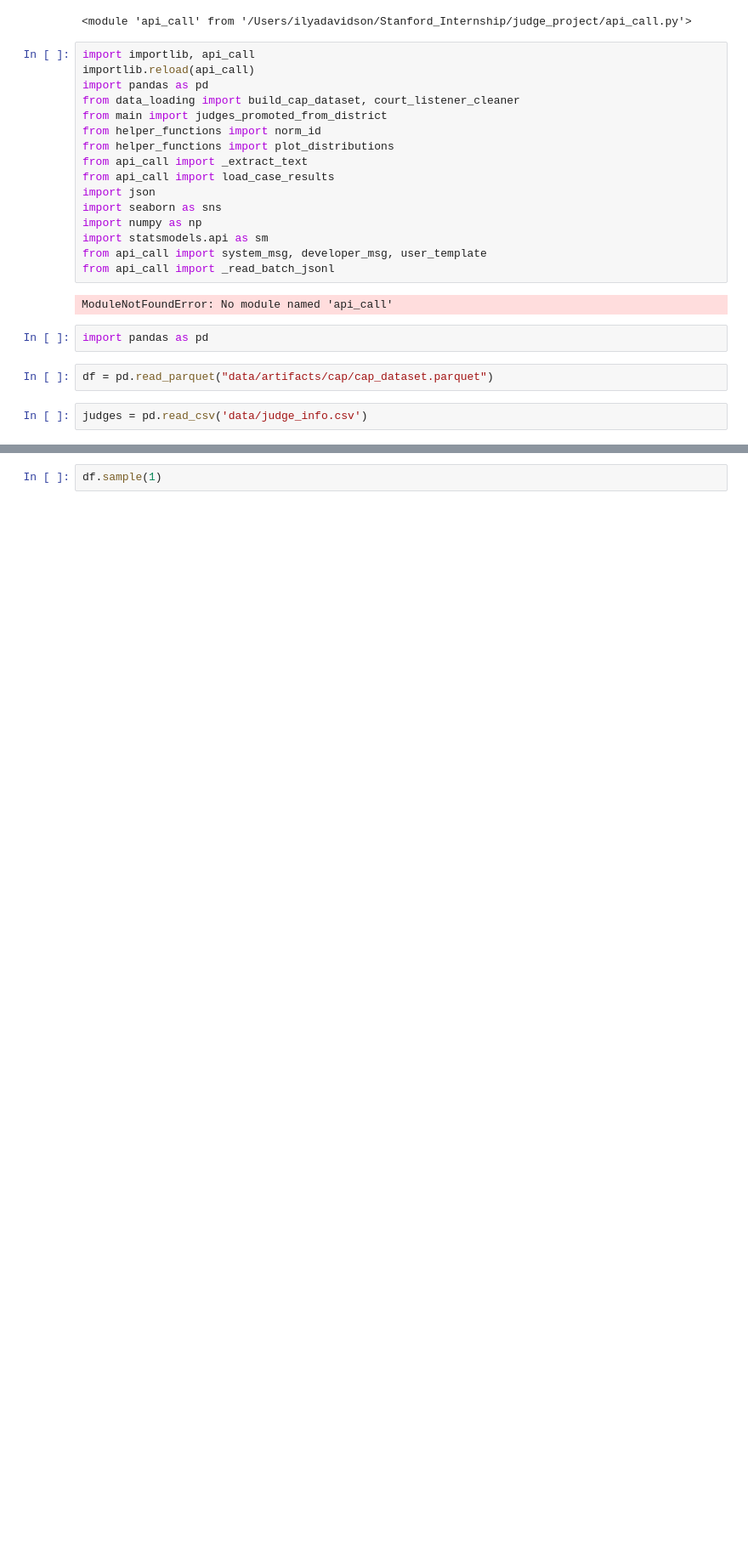
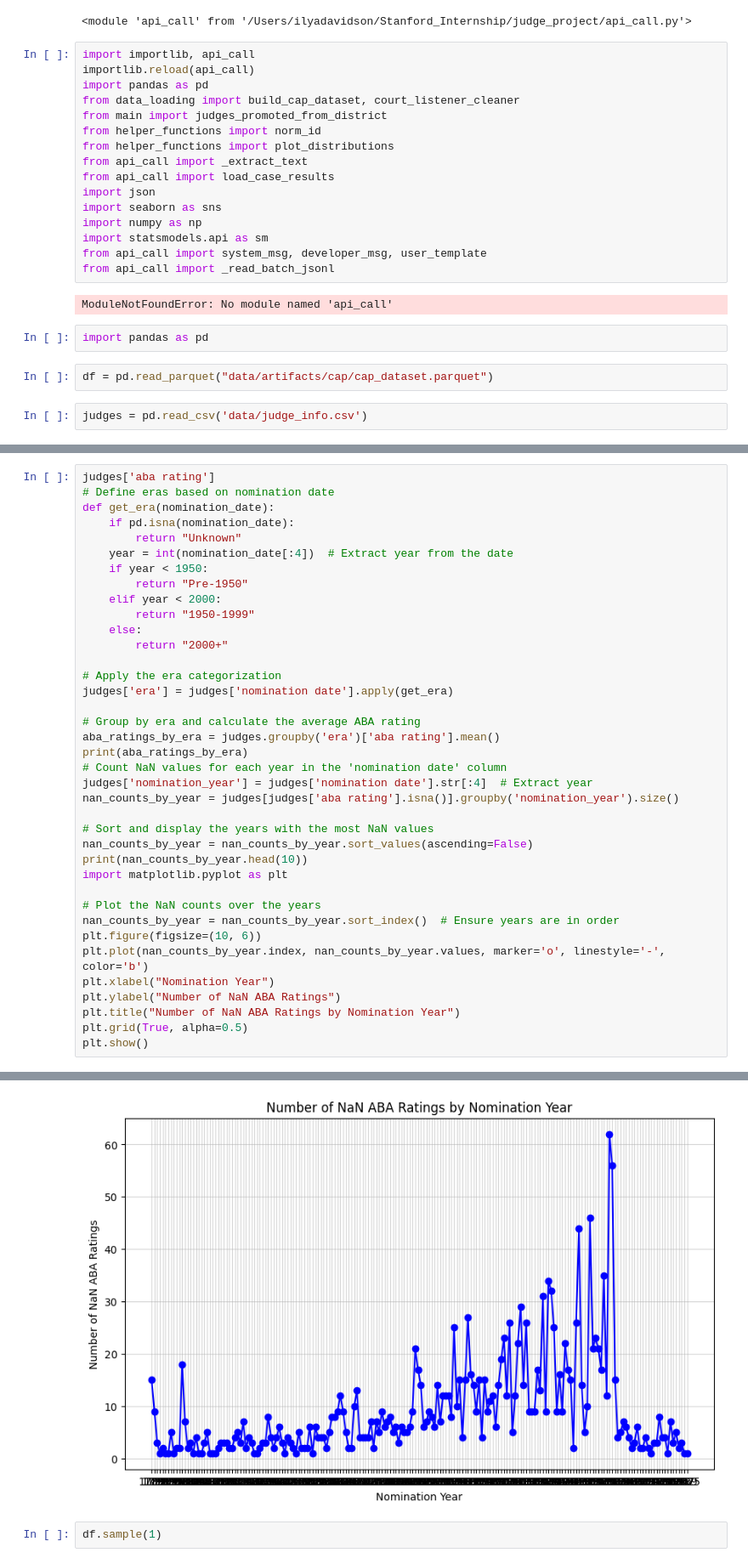
Before and after one commit to ilyadavidson/judge_project, a Jupyter notebook: scraps.ipynb, the cells around one changed output, grey strips where cells are left out. Shown at 85% size. Drawn from its saved outputs; the diff is of its cells as text; blank space fills up the shorter version.

```diff
--- a/scraps.ipynb
+++ b/scraps.ipynb
@@ -37,0 +34,39 @@ judges[judges['last name']=='weber']['court name'].iloc[0]
+# %%
+judges['aba rating']
+# Define eras based on nomination date
+def get_era(nomination_date):
+    if pd.isna(nomination_date):
+        return "Unknown"
+    year = int(nomination_date[:4])  # Extract year from the date
+    if year < 1950:
+        return "Pre-1950"
+    elif year < 2000:
+        return "1950-1999"
+    else:
+        return "2000+"
+
+# Apply the era categorization
+judges['era'] = judges['nomination date'].apply(get_era)
+
+# Group by era and calculate the average ABA rating
+aba_ratings_by_era = judges.groupby('era')['aba rating'].mean()
+print(aba_ratings_by_era)
+# Count NaN values for each year in the 'nomination date' column
+judges['nomination_year'] = judges['nomination date'].str[:4]  # Extract year
+nan_counts_by_year = judges[judges['aba rating'].isna()].groupby('nomination_year').size()
+
+# Sort and display the years with the most NaN values
+nan_counts_by_year = nan_counts_by_year.sort_values(ascending=False)
+print(nan_counts_by_year.head(10))
+import matplotlib.pyplot as plt
+
+# Plot the NaN counts over the years
+nan_counts_by_year = nan_counts_by_year.sort_index()  # Ensure years are in order
+plt.figure(figsize=(10, 6))
+plt.plot(nan_counts_by_year.index, nan_counts_by_year.values, marker='o', linestyle='-', color='b')
+plt.xlabel("Nomination Year")
+plt.ylabel("Number of NaN ABA Ratings")
+plt.title("Number of NaN ABA Ratings by Nomination Year")
+plt.grid(True, alpha=0.5)
+plt.show()
+# %% [output]
@@ -38,3 +91,4 @@ judges[judges['last name']=='weber']['court name'].iloc[0]
+[figure, added]
 # %%
 df.sample(1)
 # %% [output]
```
Also changed, not shown: parts of 2 cells of this notebook, 6 other files.
